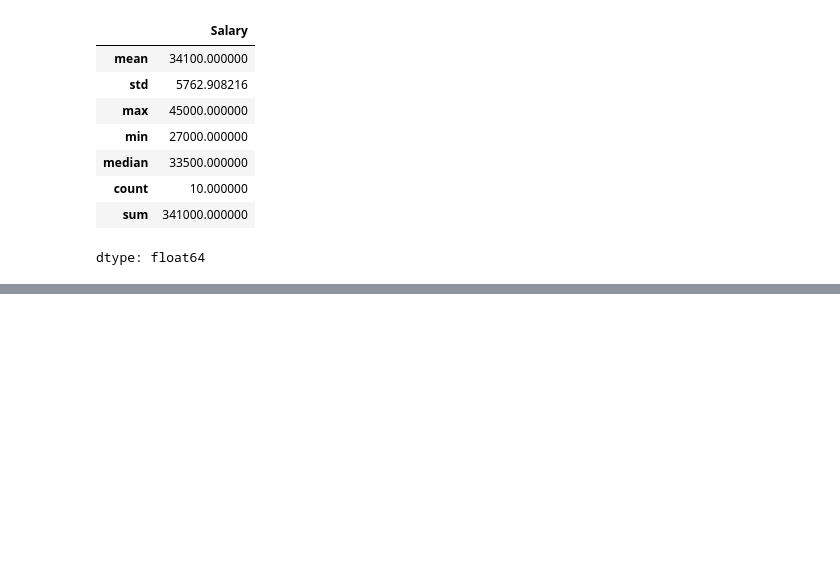
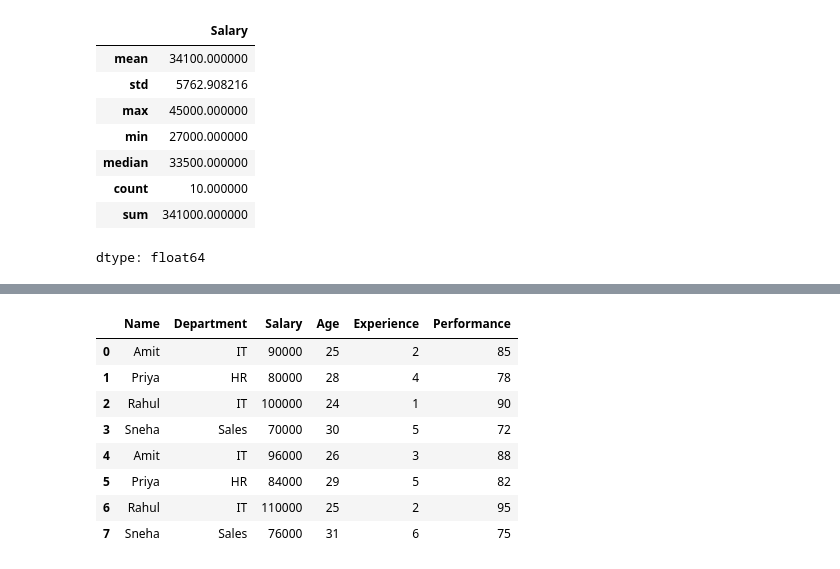
Before and after one commit to DipaliDhonnar/python, a Jupyter notebook: pandas.ipynb, the cells around one changed output, grey strips where cells are left out. Drawn from its saved outputs; the diff is of its cells as text; code cells hidden in the pictures; blank space fills up the shorter version.

```diff
--- a/pandas.ipynb
+++ b/pandas.ipynb
@@ -561,0 +712,13 @@ dtype: float64
+# %%
+operation["Salary"]=operation["Salary"].apply(double_salary)
+operation
+# %% [output]
+|  | Name | Department | Salary | Age | Experience | Performance |
+| 0 | Amit | IT | 90000 | 25 | 2 | 85 |
+| 1 | Priya | HR | 80000 | 28 | 4 | 78 |
+| 2 | Rahul | IT | 100000 | 24 | 1 | 90 |
+| 3 | Sneha | Sales | 70000 | 30 | 5 | 72 |
+| 4 | Amit | IT | 96000 | 26 | 3 | 88 |
+| 5 | Priya | HR | 84000 | 29 | 5 | 82 |
+| 6 | Rahul | IT | 110000 | 25 | 2 | 95 |
+| 7 | Sneha | Sales | 76000 | 31 | 6 | 75 |
```
Also changed, not shown: parts of 10 cells of this notebook.
